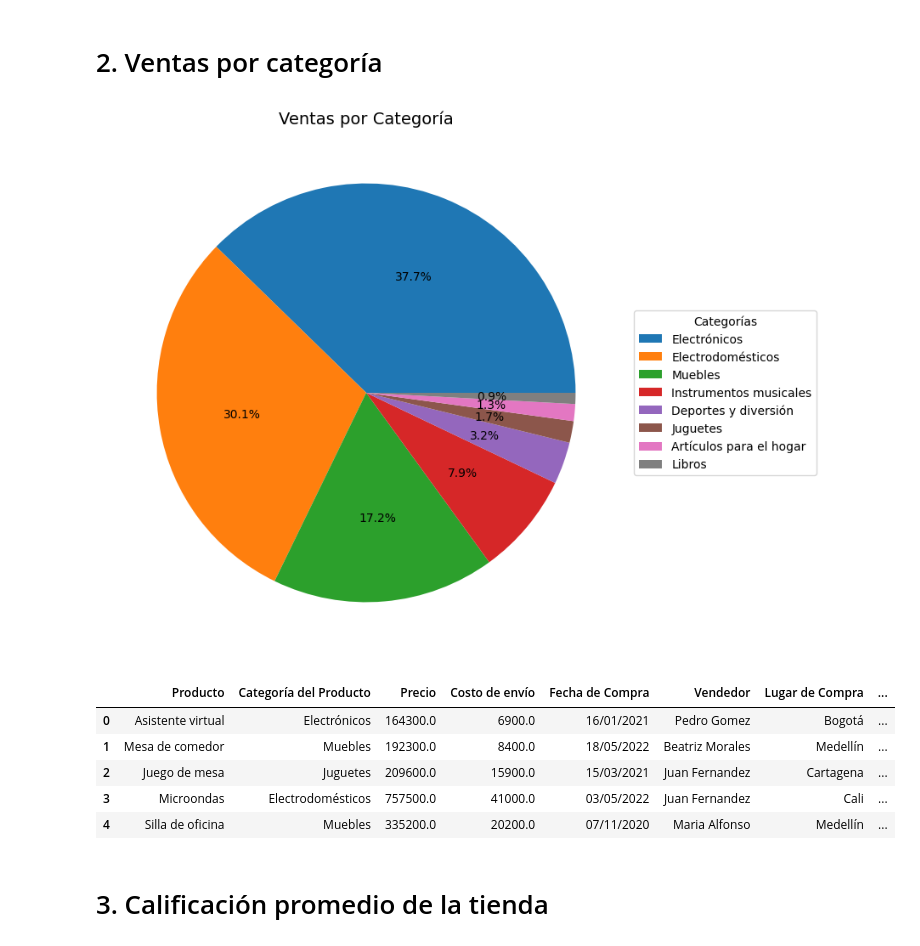
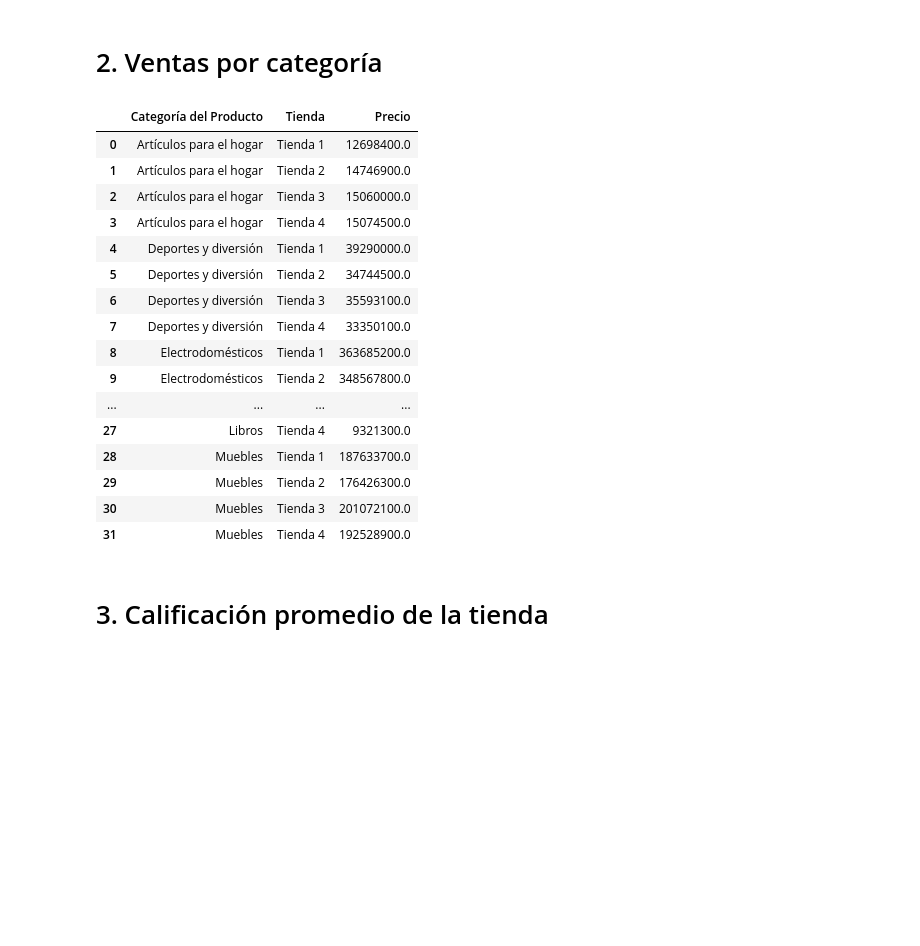
Before and after one commit to Joacco11/AluraStore, a Jupyter notebook: AluraStoreLatam.ipynb, the cells around one changed output. Cells and saved outputs as stored; diff of their text form; code cells hidden in the pictures; blank space fills up the shorter version.

```diff
--- a/AluraStoreLatam.ipynb
+++ b/AluraStoreLatam.ipynb
@@ -54,44 +48,38 @@ facturacion_total()
 # %% [markdown]
 # 2. Ventas por categoría
-# %%
-def ventas_por_categoria():
-  # Unir todos los DataFrames en uno solo
-  tiendas_combinadas = pd.concat([tienda, tienda2, tienda3, tienda4])
-
-  # Agrupar por categoría y sumar ventas
-  ventas_por_categoria = tiendas_combinadas.groupby('Categoría del Producto')['Precio'].sum().reset_index()
-
-  # Ordenar de mayor a menor
-  ventas_por_categoria = ventas_por_categoria.sort_values(by='Precio', ascending=False)
-  plt.figure(figsize=(8,8))
-  plt.pie(
-    ventas_por_categoria['Precio'],
-    autopct='%1.1f%%',
-  )
-
-  # Leyenda
-  plt.legend(
-      ventas_por_categoria['Categoría del Producto'],
-      title="Categorías",
-      loc="center left",
-      bbox_to_anchor=(1, 0.5)
-  )
-  # Título
-  plt.title("Ventas por Categoría", fontsize=14)
-  plt.show()
-ventas_por_categoria()
-# %% [output]
-[figure, removed]
-# %%
-tiendas_combinadas = pd.concat([tienda, tienda2, tienda3, tienda4])
-tiendas_combinadas.head()
-# %% [output]
-|  | Producto | Categoría del Producto | Precio | Costo de envío | Fecha de Compra | Vendedor | Lugar de Compra | ... |
-| 0 | Asistente virtual | Electrónicos | 164300.0 | 6900.0 | 16/01/2021 | Pedro Gomez | Bogotá | ... |
-| 1 | Mesa de comedor | Muebles | 192300.0 | 8400.0 | 18/05/2022 | Beatriz Morales | Medellín | ... |
-| 2 | Juego de mesa | Juguetes | 209600.0 | 15900.0 | 15/03/2021 | Juan Fernandez | Cartagena | ... |
-| 3 | Microondas | Electrodomésticos | 757500.0 | 41000.0 | 03/05/2022 | Juan Fernandez | Cali | ... |
-| 4 | Silla de oficina | Muebles | 335200.0 | 20200.0 | 07/11/2020 | Maria Alfonso | Medellín | ... |
+# %%
+def ventas_por_categoria_y_tienda():
+    # Añadir columna de tienda a cada DataFrame
+    tienda['Tienda'] = 'Tienda 1'
+    tienda2['Tienda'] = 'Tienda 2'
+    tienda3['Tienda'] = 'Tienda 3'
+    tienda4['Tienda'] = 'Tienda 4'
+
+    # Unir todos los DataFrames
+    tiendas_combinadas = pd.concat([tienda, tienda2, tienda3, tienda4])
+
+    # Agrupar por categoría y tienda
+    ventas = tiendas_combinadas.groupby(['Categoría del Producto', 'Tienda'])['Precio'].sum().reset_index()
+    return ventas
+ventas_por_categoria_y_tienda()
+# %% [output]
+|  | Categoría del Producto | Tienda | Precio |
+| 0 | Artículos para el hogar | Tienda 1 | 12698400.0 |
+| 1 | Artículos para el hogar | Tienda 2 | 14746900.0 |
+| 2 | Artículos para el hogar | Tienda 3 | 15060000.0 |
+| 3 | Artículos para el hogar | Tienda 4 | 15074500.0 |
+| 4 | Deportes y diversión | Tienda 1 | 39290000.0 |
+| 5 | Deportes y diversión | Tienda 2 | 34744500.0 |
+| 6 | Deportes y diversión | Tienda 3 | 35593100.0 |
+| 7 | Deportes y diversión | Tienda 4 | 33350100.0 |
+| 8 | Electrodomésticos | Tienda 1 | 363685200.0 |
+| 9 | Electrodomésticos | Tienda 2 | 348567800.0 |
+| ... | ... | ... | ... |
+| 27 | Libros | Tienda 4 | 9321300.0 |
+| 28 | Muebles | Tienda 1 | 187633700.0 |
+| 29 | Muebles | Tienda 2 | 176426300.0 |
+| 30 | Muebles | Tienda 3 | 201072100.0 |
+| 31 | Muebles | Tienda 4 | 192528900.0 |
 # %% [markdown]
 # 3. Calificación promedio de la tienda
 # %%
```
Also changed, not shown: parts of 8 cells of this notebook.
